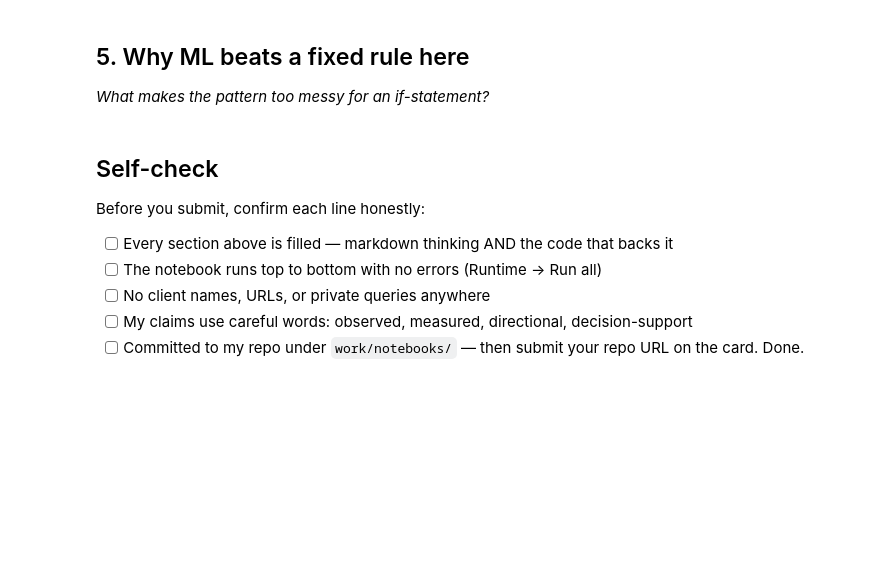
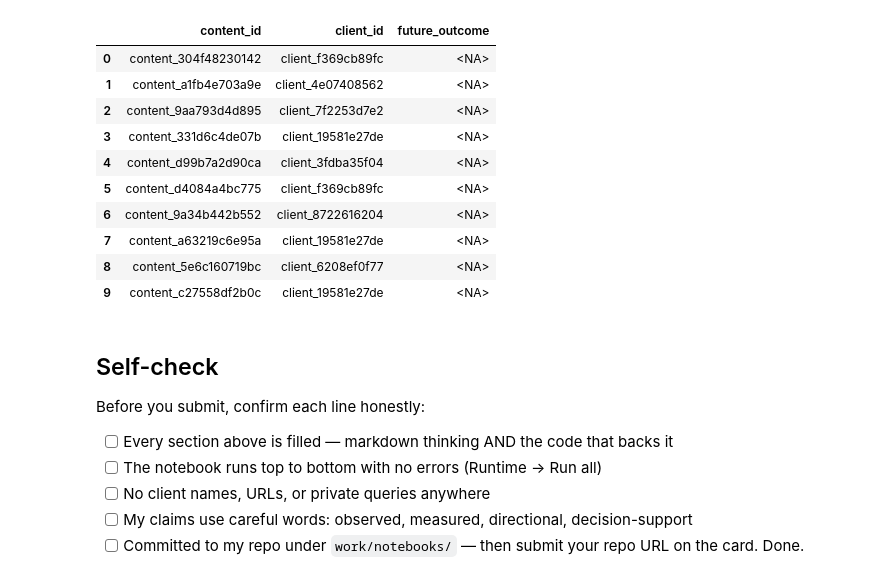
Before and after one commit to ZiadYakout/FlyRank-Ai, a Jupyter notebook: work/notebooks/w02_ml_task_framing.ipynb, the cells around one changed output. Cells and saved outputs as stored; diff of their text form; code cells hidden in the pictures; blank space fills up the shorter version.

```diff
--- a/work/notebooks/w02_ml_task_framing.ipynb
+++ b/work/notebooks/w02_ml_task_framing.ipynb
@@ -34,7 +128,30 @@ This skeleton is yours to fill. Work the sections **in order** — each one has
 # %%
 # This cell is for CODE (numbers, a query, a check).
 # Write your text answer in the cell ABOVE this one — typing sentences here breaks Run All.
+# Sketch the structure of the future target.
+# This is NOT a training target yet because we do not have
+# a separate future outcome window in this starter snapshot.
+
+target_sketch = lane_slice[
+    ["content_id", "client_id"]
+].copy()
+
+target_sketch["future_outcome"] = pd.Series(
+    pd.NA,
+    index=target_sketch.index,
+    dtype="Int64"
+)
+
+target_sketch.head(10)
+# %% [output]
+|  | content_id | client_id | future_outcome |
+| 0 | content_304f48230142 | client_f369cb89fc | <NA> |
+| 1 | content_a1fb4e703a9e | client_4e07408562 | <NA> |
+| 2 | content_9aa793d4d895 | client_7f2253d7e2 | <NA> |
+| 3 | content_331d6c4de07b | client_19581e27de | <NA> |
+| 4 | content_d99b7a2d90ca | client_3fdba35f04 | <NA> |
+| 5 | content_d4084a4bc775 | client_f369cb89fc | <NA> |
+| 6 | content_9a34b442b552 | client_8722616204 | <NA> |
+| 7 | content_a63219c6e95a | client_19581e27de | <NA> |
+| 8 | content_5e6c160719bc | client_6208ef0f77 | <NA> |
+| 9 | content_c27558df2b0c | client_19581e27de | <NA> |
-# %% [markdown]
-## 5. Why ML beats a fixed rule here
-
-*What makes the pattern too messy for an if-statement?*
```
Also changed, not shown: parts of 12 cells of this notebook.
